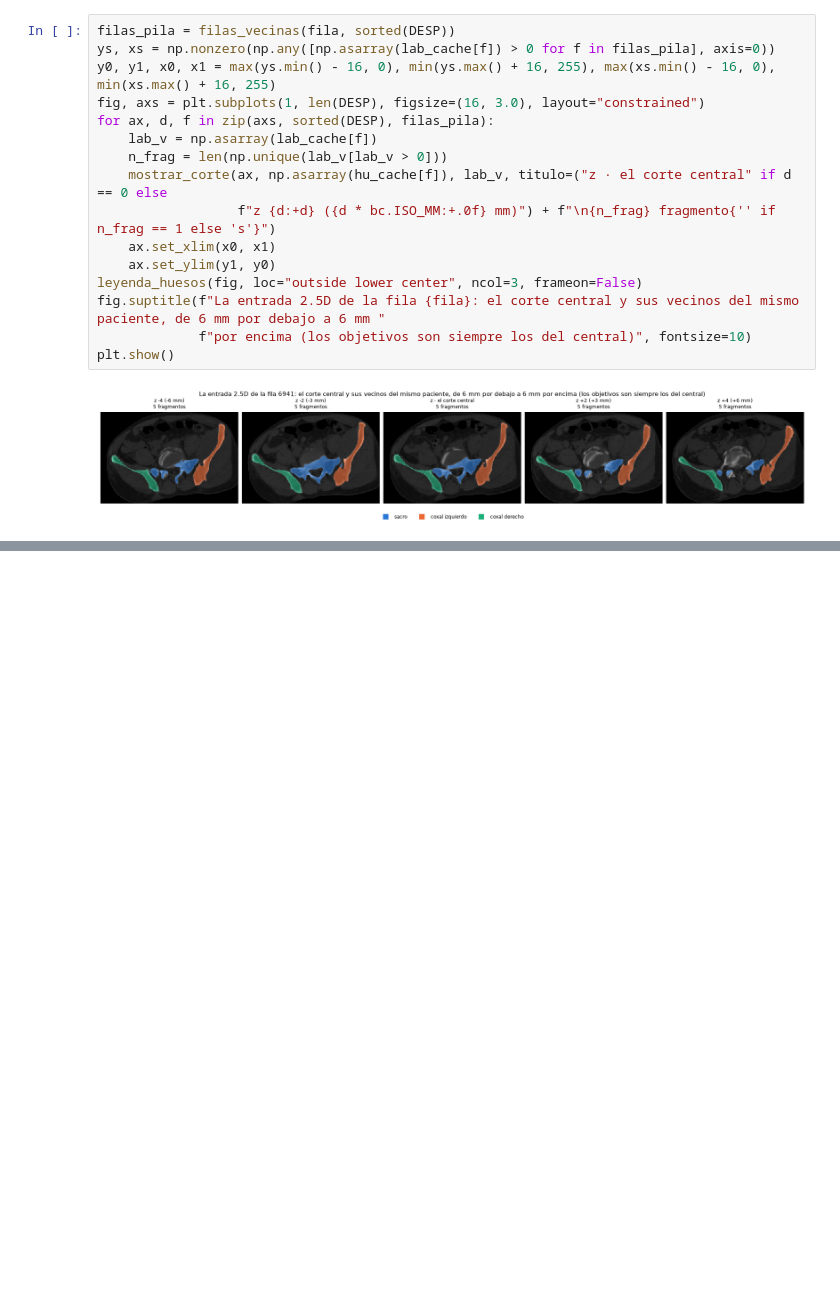
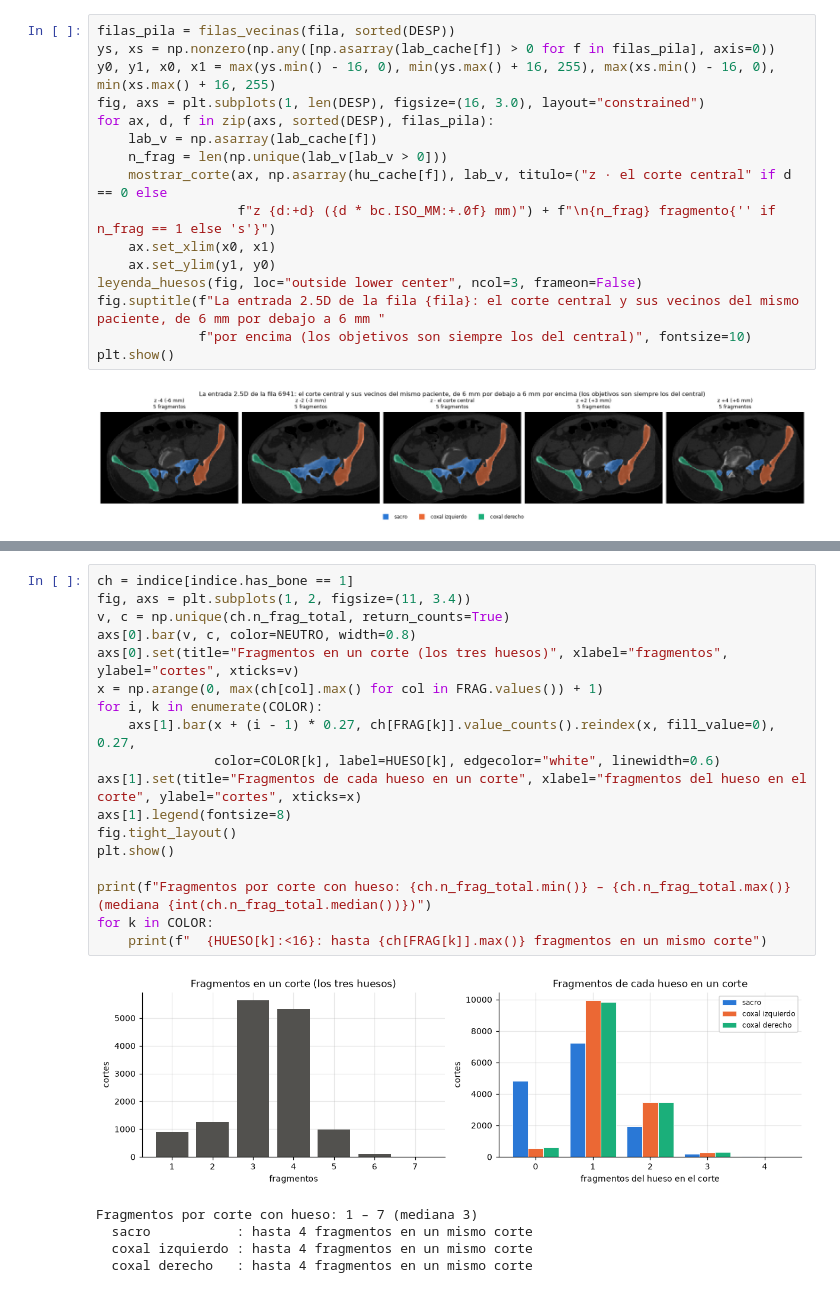
Before and after one commit to MarcAragon/proyecto_pengwin, a Jupyter notebook: Pengwin.ipynb, the cells around one changed output, grey strips where cells are left out. Cells and saved outputs as stored; diff of their text form; blank space fills up the shorter version.

```diff
--- a/Pengwin.ipynb
+++ b/Pengwin.ipynb
@@ -903,0 +1007,24 @@ plt.show()
+# %%
+ch = indice[indice.has_bone == 1]
+fig, axs = plt.subplots(1, 2, figsize=(11, 3.4))
+v, c = np.unique(ch.n_frag_total, return_counts=True)
+axs[0].bar(v, c, color=NEUTRO, width=0.8)
+axs[0].set(title="Fragmentos en un corte (los tres huesos)", xlabel="fragmentos", ylabel="cortes", xticks=v)
+x = np.arange(0, max(ch[col].max() for col in FRAG.values()) + 1)
+for i, k in enumerate(COLOR):
+    axs[1].bar(x + (i - 1) * 0.27, ch[FRAG[k]].value_counts().reindex(x, fill_value=0), 0.27,
+               color=COLOR[k], label=HUESO[k], edgecolor="white", linewidth=0.6)
+axs[1].set(title="Fragmentos de cada hueso en un corte", xlabel="fragmentos del hueso en el corte", ylabel="cortes", xticks=x)
+axs[1].legend(fontsize=8)
+fig.tight_layout()
+plt.show()
+
+print(f"Fragmentos por corte con hueso: {ch.n_frag_total.min()} – {ch.n_frag_total.max()} (mediana {int(ch.n_frag_total.median())})")
+for k in COLOR:
+    print(f"  {HUESO[k]:<16}: hasta {ch[FRAG[k]].max()} fragmentos en un mismo corte")
+# %% [output]
+[figure, added]
+Fragmentos por corte con hueso: 1 – 7 (mediana 3)
+  sacro           : hasta 4 fragmentos en un mismo corte
+  coxal izquierdo : hasta 4 fragmentos en un mismo corte
+  coxal derecho   : hasta 4 fragmentos en un mismo corte
```
Also changed, not shown: parts of 39 cells of this notebook.
